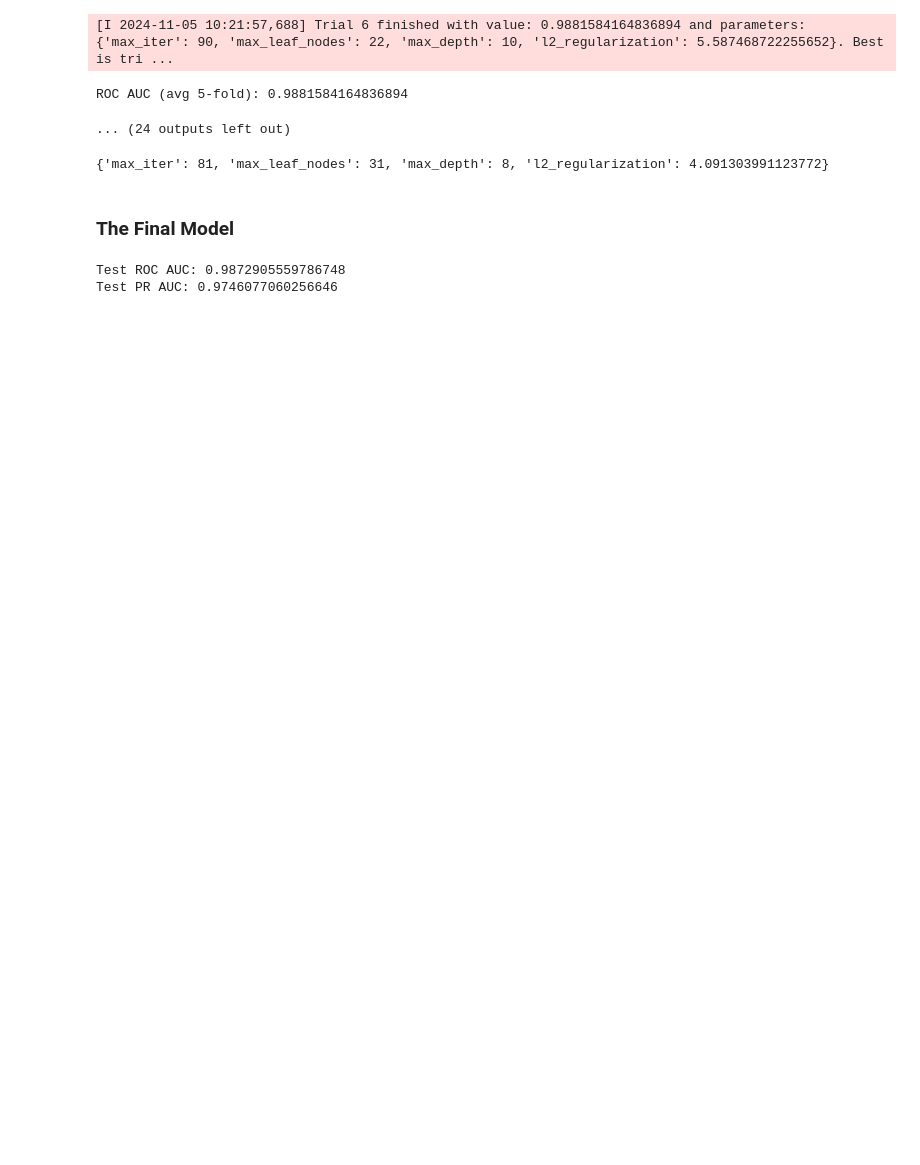
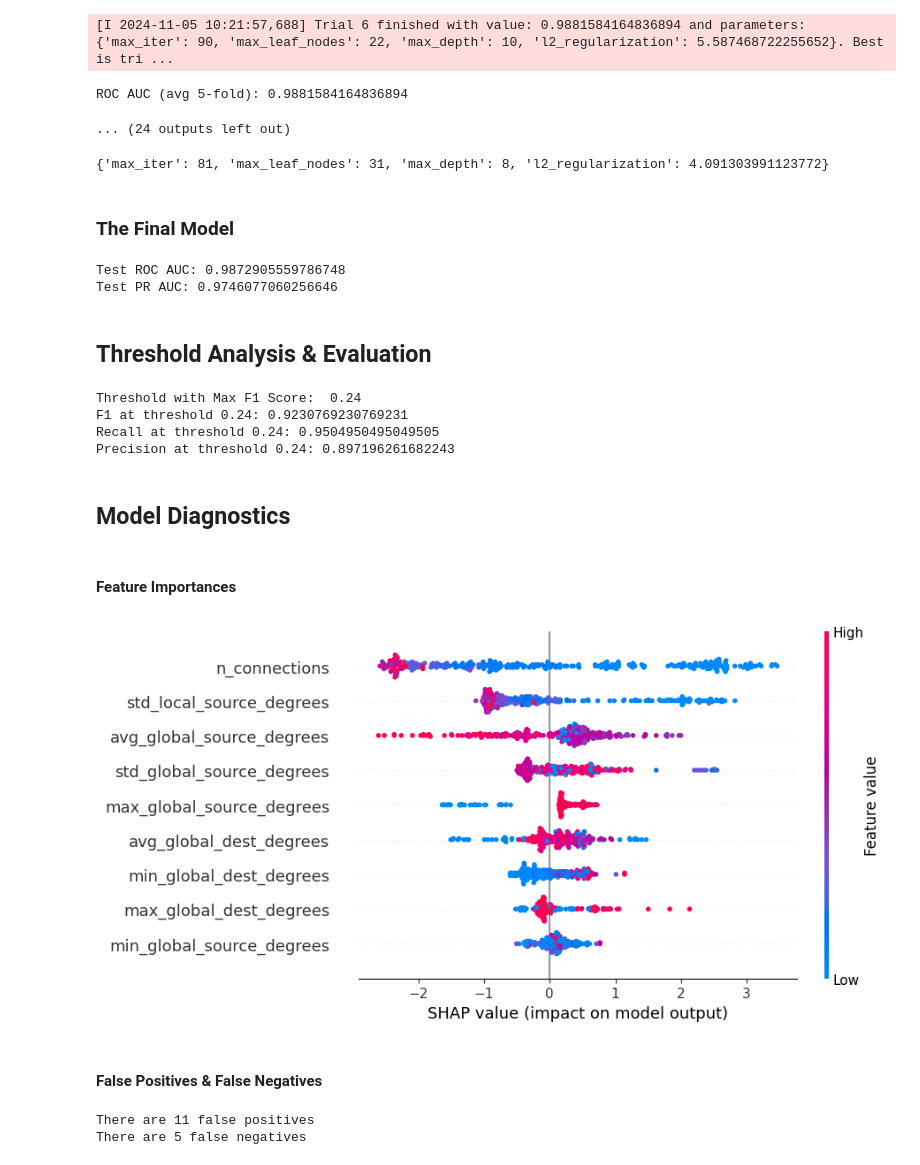
Before and after one commit to HichemJordan/API-Security-Access-anomaly-classification, a Jupyter notebook: notebooks/modelling.ipynb, the cells around one changed output. Saved outputs shown, nothing was run; the diff lists cells and outputs as text; code cells hidden in the pictures; blank space fills up the shorter version.

Commit message:
threshold analysis + model diagnosis and final model with summary

```diff
--- a/notebooks/modelling.ipynb
+++ b/notebooks/modelling.ipynb
@@ -210,3 +210,38 @@ print('Test PR AUC:', average_precision_score(y_test, test_preds[:, 1]))
 # %% [output]
 Test ROC AUC: 0.9872905559786748
 Test PR AUC: 0.9746077060256646
+# %% [markdown]
+## Threshold Analysis & Evaluation
+# %%
+thresholds = np.arange(0, 1.01, 0.01)
+
+rcs, prs, f1s = evaluate_thresholds(thresholds, y_test, test_preds, plot=True)
+# %% [output]
+Threshold with Max F1 Score:  0.24
+F1 at threshold 0.24: 0.9230769230769231
+Recall at threshold 0.24: 0.9504950495049505
+Precision at threshold 0.24: 0.897196261682243
+# %% [markdown]
+## Model Diagnostics
+# %% [markdown]
+#### Feature Importances
+# %%
+explainer = shap.Explainer(best_gbt)
+shap_values = explainer(X_test[numerical_features].to_pandas())
+shap.plots.beeswarm(shap_values)
+# %% [output]
+[figure, added]
+# %% [markdown]
+#### False Positives & False Negatives
+# %%
+thr = 0.24
+test_binary_pred = test_preds[:, 1] >= thr
+
+fps = np.where((np.array(y_test) == False) & (test_binary_pred == True))[0]
+fns = np.where((np.array(y_test) == True) & (test_binary_pred == False))[0]
+
+print(f"There are {len(fps)} false positives")
+print(f"There are {len(fns)} false negatives")
+# %% [output]
+There are 11 false positives
+There are 5 false negatives
```
Also changed, not shown: parts of 5 cells of this notebook, 1 other file.
